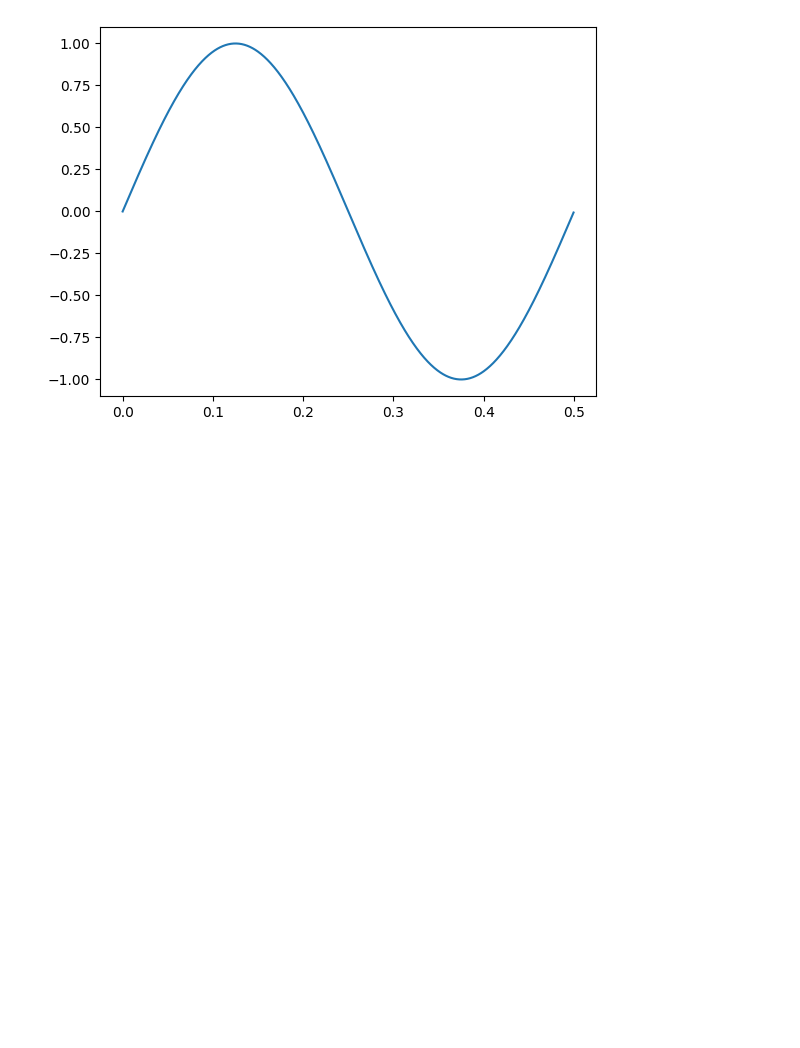
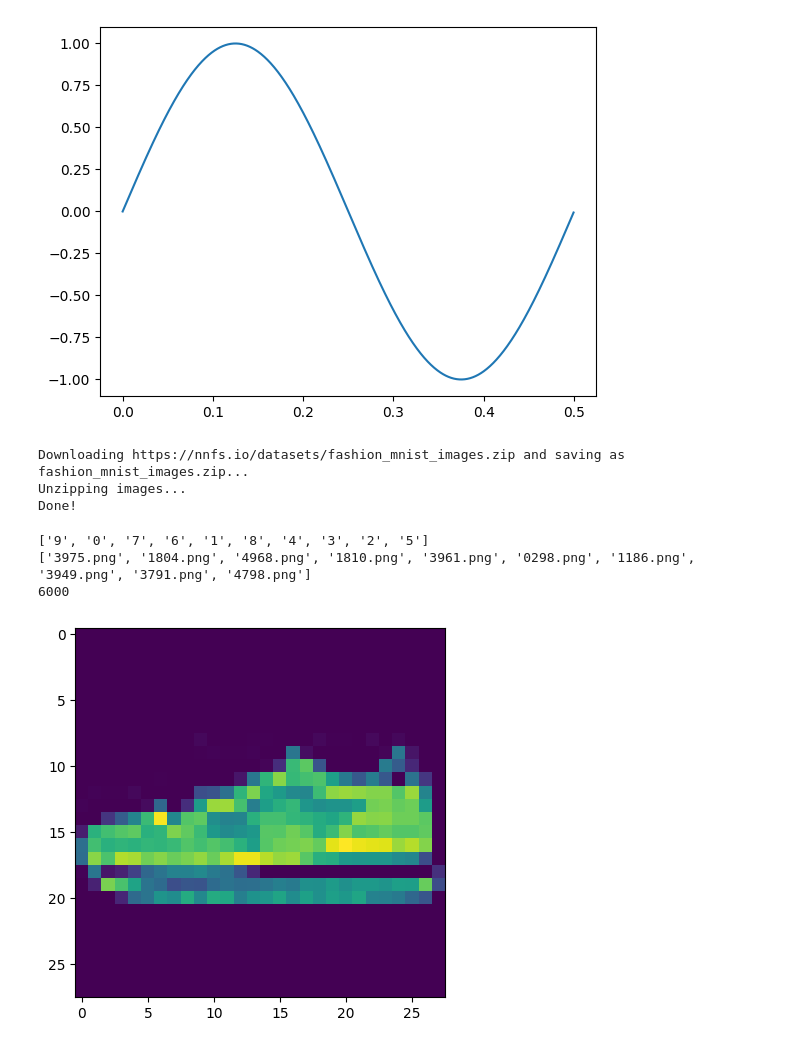
Before and after one commit to pmalic/nnfs, a Jupyter notebook: test.ipynb, the cells around one changed output. Cells and saved outputs as stored; diff of their text form; code cells hidden in the pictures; blank space fills up the shorter version.

```diff
--- a/test.ipynb
+++ b/test.ipynb
@@ -478,3 +478,55 @@ plt.plot(X, y)
 plt.show()
 # %% [output]
 [figure]
+# %%
+from zipfile import ZipFile
+import os
+import urllib
+import urllib.request
+
+URL = 'https://nnfs.io/datasets/fashion_mnist_images.zip'
+FILE = 'fashion_mnist_images.zip'
+FOLDER = 'fashion_mnist_images'
+
+if not os.path.isfile(FILE):
+    print(f'Downloading {URL} and saving as {FILE}...')
+    urllib.request.urlretrieve(URL, FILE)
+
+print('Unzipping images...')
+
+with ZipFile(FILE) as zip_images:
+    zip_images.extractall(FOLDER)
+
+print('Done!')
+# %% [output]
+Downloading https://nnfs.io/datasets/fashion_mnist_images.zip and saving as fashion_mnist_images.zip...
+Unzipping images...
+Done!
+# %%
+import os
+
+labels = os.listdir('fashion_mnist_images/train')
+print(labels)
+
+files = os.listdir('fashion_mnist_images/train/0')
+print(files[:10])
+print(len(files))
+# %% [output]
+['9', '0', '7', '6', '1', '8', '4', '3', '2', '5']
+['3975.png', '1804.png', '4968.png', '1810.png', '3961.png', '0298.png', '1186.png', '3949.png', '3791.png', '4798.png']
+6000
+# %%
+import cv2
+import numpy as np
+import matplotlib.pyplot as plt
+
+np.set_printoptions(linewidth=200)
+
+image_data = cv2.imread('fashion_mnist_images/train/7/0003.png',
+                          cv2.IMREAD_UNCHANGED)
+#print(image_data)
+
+plt.imshow(image_data)
+plt.show()
+# %% [output]
+[figure, added]
```
Also changed, not shown: parts of 1 cell of this notebook, 8 other files.
